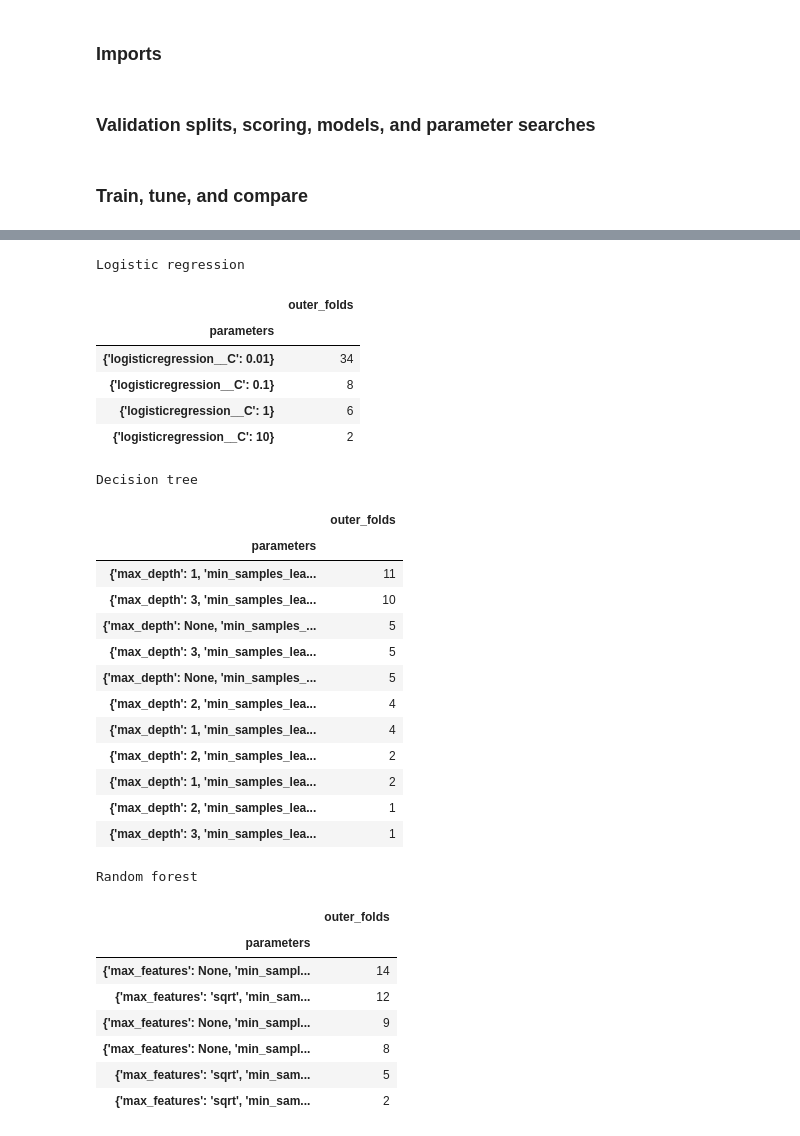
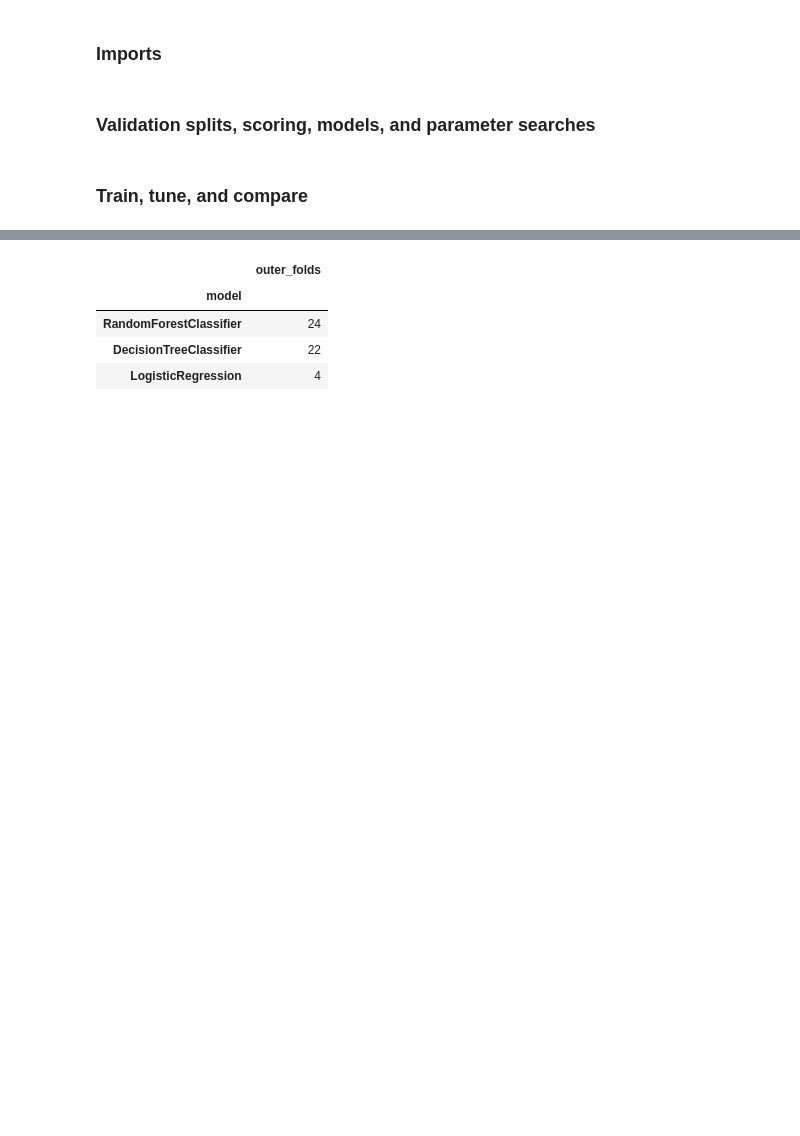
Before and after one commit to ca34525/QWFuFPmtYoLpq4Qt, a Jupyter notebook: notebooks/1.0-CTA-customer-happiness-analysis.ipynb, the cells around one changed output, grey strips where cells are left out. Saved outputs shown, nothing was run; the diff lists cells and outputs as text; code cells hidden in the pictures; blank space fills up the shorter version.

```diff
--- a/notebooks/1.0-CTA-customer-happiness-analysis.ipynb
+++ b/notebooks/1.0-CTA-customer-happiness-analysis.ipynb
@@ -200,19 +202,8 @@ The split leaves 100 training responses and 26 test responses. One additional co
 # %%
-from sklearn.model_selection import train_test_split
-
-X = raw_df[FEATURE_COLUMNS].copy()
-y = raw_df[TARGET_COLUMN].copy()
-
-X_train, X_test, y_train, y_test = train_test_split(
-    X,
-    y,
-    test_size=0.20,
-    random_state=RANDOM_STATE,
-    stratify=y,
-)
-
+# They now contain all responses, with no permanent test set.
+X_train = raw_df[FEATURE_COLUMNS].copy()
+y_train = raw_df[TARGET_COLUMN].copy()
 train_df = X_train.join(y_train)
 
-print(f"Training rows: {len(X_train)}")
-print(f"Test rows reserved: {len(X_test)}")
+print(f"Responses available for nested cross-validation: {len(X_train)}")
 # %% [output]
@@ -462,49 +506,22 @@ Evaluating Random forest...
 # %%
-for name in param_grids:
-    selected_parameters = pd.Series(
-        [
-            str(search.best_params_)
-            for search in cv_results[name]["estimator"]
-        ],
-        name="parameters",
-    )
+selected_models = pd.Series(
+    [
+        type(fitted_search.best_estimator_.named_steps["model"]).__name__
+        for fitted_search in cv_results["Model selection"]["estimator"]
+    ],
+    name="model",
+)
 
-    parameter_counts = (
-        selected_parameters.value_counts()
-        .rename("outer_folds")
-        .to_frame()
-    )
+selection_counts = (
+    selected_models.value_counts()
+    .rename("outer_folds")
+    .to_frame()
+)
 
-    print(name)
-    display(parameter_counts)
+display(selection_counts)
 # %% [output]
-Logistic regression
 |  | outer_folds |
-| parameters |  |
-| {'logisticregression__C': 0.01} | 34 |
-| {'logisticregression__C': 0.1} | 8 |
-| {'logisticregression__C': 1} | 6 |
-| {'logisticregression__C': 10} | 2 |
+| model |  |
+| RandomForestClassifier | 24 |
+| DecisionTreeClassifier | 22 |
+| LogisticRegression | 4 |
-Decision tree
-|  | outer_folds |
-| parameters |  |
-| {'max_depth': 1, 'min_samples_lea... | 11 |
-| {'max_depth': 3, 'min_samples_lea... | 10 |
-| {'max_depth': None, 'min_samples_... | 5 |
-| {'max_depth': 3, 'min_samples_lea... | 5 |
-| {'max_depth': None, 'min_samples_... | 5 |
-| {'max_depth': 2, 'min_samples_lea... | 4 |
-| {'max_depth': 1, 'min_samples_lea... | 4 |
-| {'max_depth': 2, 'min_samples_lea... | 2 |
-| {'max_depth': 1, 'min_samples_lea... | 2 |
-| {'max_depth': 2, 'min_samples_lea... | 1 |
-| {'max_depth': 3, 'min_samples_lea... | 1 |
-Random forest
-|  | outer_folds |
-| parameters |  |
-| {'max_features': None, 'min_sampl... | 14 |
-| {'max_features': 'sqrt', 'min_sam... | 12 |
-| {'max_features': None, 'min_sampl... | 9 |
-| {'max_features': None, 'min_sampl... | 8 |
-| {'max_features': 'sqrt', 'min_sam... | 5 |
-| {'max_features': 'sqrt', 'min_sam... | 2 |
```
Also changed, not shown: parts of 23 cells of this notebook, 3 other files.
